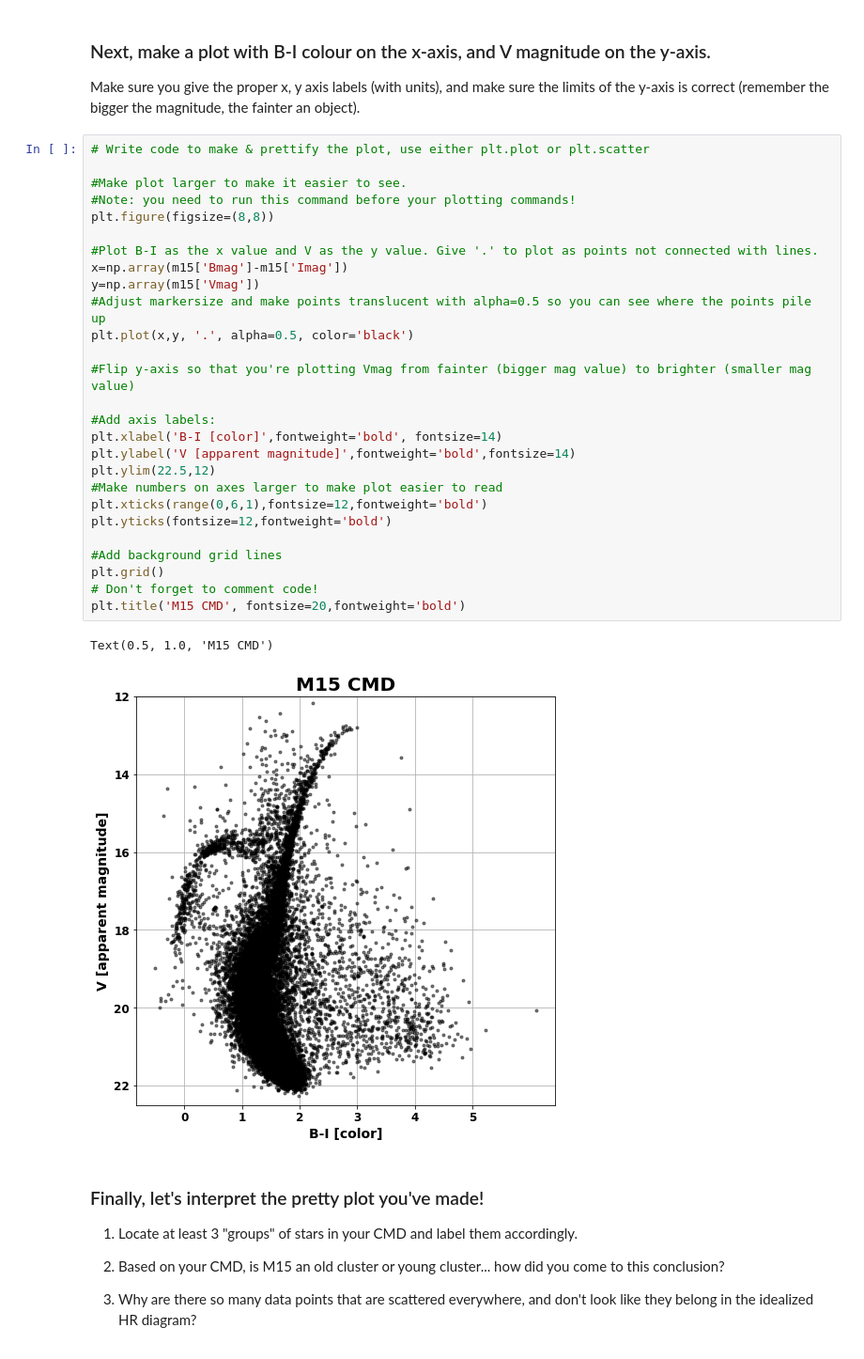
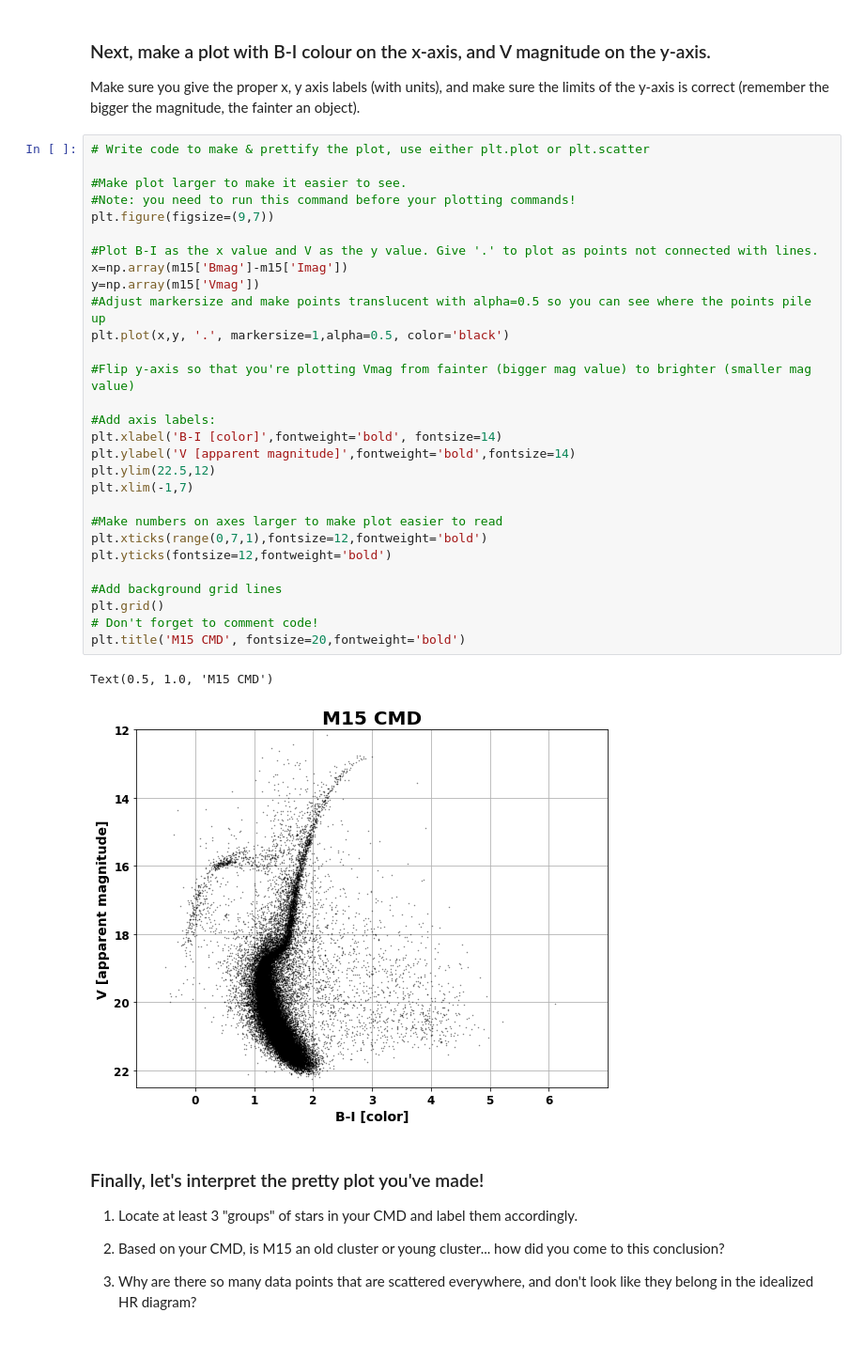
Before and after one commit to EmilyTipton/Intro-to-Research-3190, a Jupyter notebook: lessons/07Tipton.ipynb, the cells around one changed output. Shown at 94% size. Drawn from its saved outputs; the diff is of its cells as text.

```diff
--- a/lessons/07Tipton.ipynb
+++ b/lessons/07Tipton.ipynb
@@ -66,33 +66,35 @@ Make sure you give the proper x, y axis labels (with units), and make sure the l
 # %%
 # Write code to make & prettify the plot, use either plt.plot or plt.scatter
 
 #Make plot larger to make it easier to see.
 #Note: you need to run this command before your plotting commands!
-plt.figure(figsize=(8,8))
+plt.figure(figsize=(9,7))
 
 #Plot B-I as the x value and V as the y value. Give '.' to plot as points not connected with lines.
 x=np.array(m15['Bmag']-m15['Imag'])
 y=np.array(m15['Vmag'])
 #Adjust markersize and make points translucent with alpha=0.5 so you can see where the points pile up
-plt.plot(x,y, '.', alpha=0.5, color='black')
+plt.plot(x,y, '.', markersize=1,alpha=0.5, color='black')
 
 #Flip y-axis so that you're plotting Vmag from fainter (bigger mag value) to brighter (smaller mag value)
 
 #Add axis labels:
 plt.xlabel('B-I [color]',fontweight='bold', fontsize=14)
 plt.ylabel('V [apparent magnitude]',fontweight='bold',fontsize=14)
 plt.ylim(22.5,12)
+plt.xlim(-1,7)
+
 #Make numbers on axes larger to make plot easier to read
-plt.xticks(range(0,6,1),fontsize=12,fontweight='bold')
+plt.xticks(range(0,7,1),fontsize=12,fontweight='bold')
 plt.yticks(fontsize=12,fontweight='bold')
 
 #Add background grid lines
 plt.grid()
 # Don't forget to comment code!
 plt.title('M15 CMD', fontsize=20,fontweight='bold')
 # %% [output]
 Text(0.5, 1.0, 'M15 CMD')
-[figure, old version]
+[figure, new version]
 # %% [markdown]
 ### Finally, let's interpret the pretty plot you've made! ###
 
```
Also changed, not shown: parts of 3 cells of this notebook.
